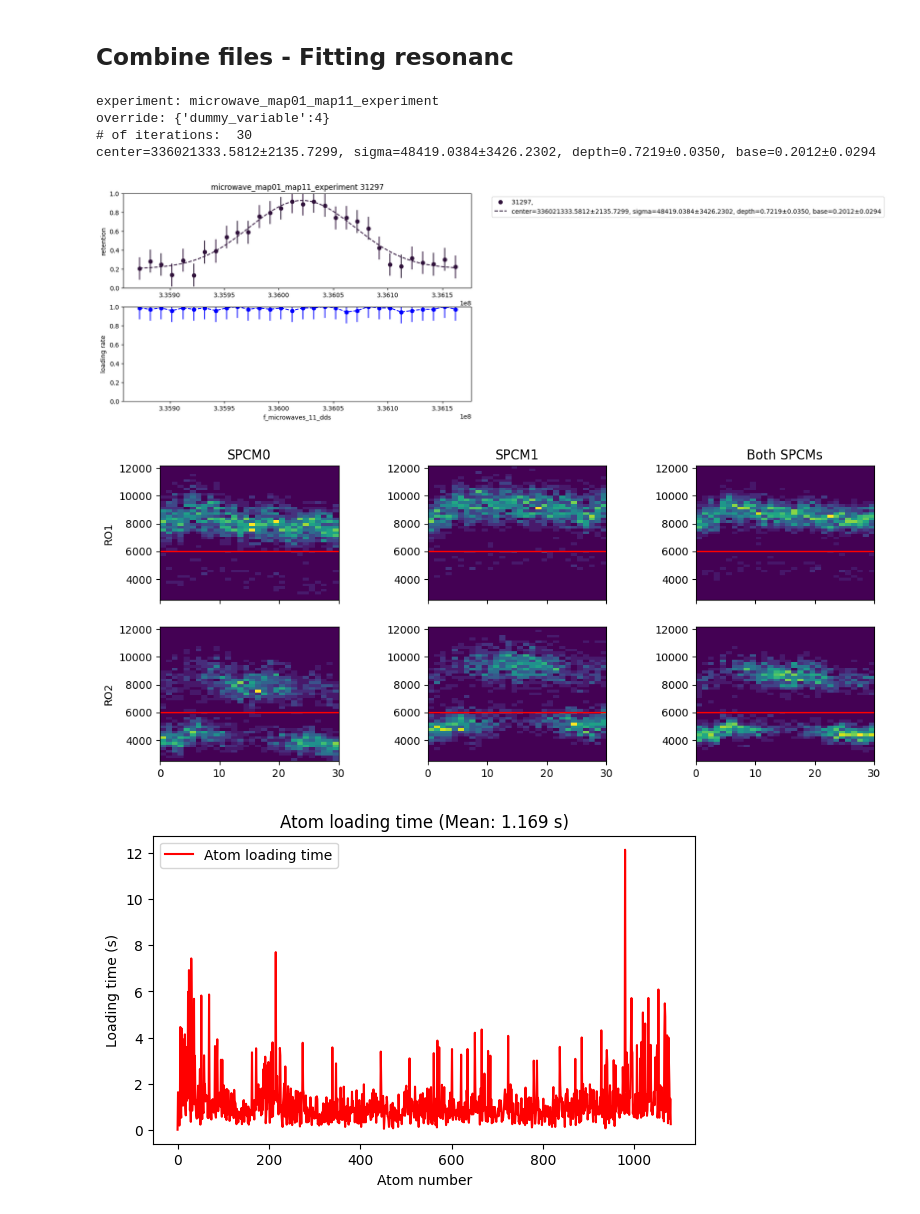
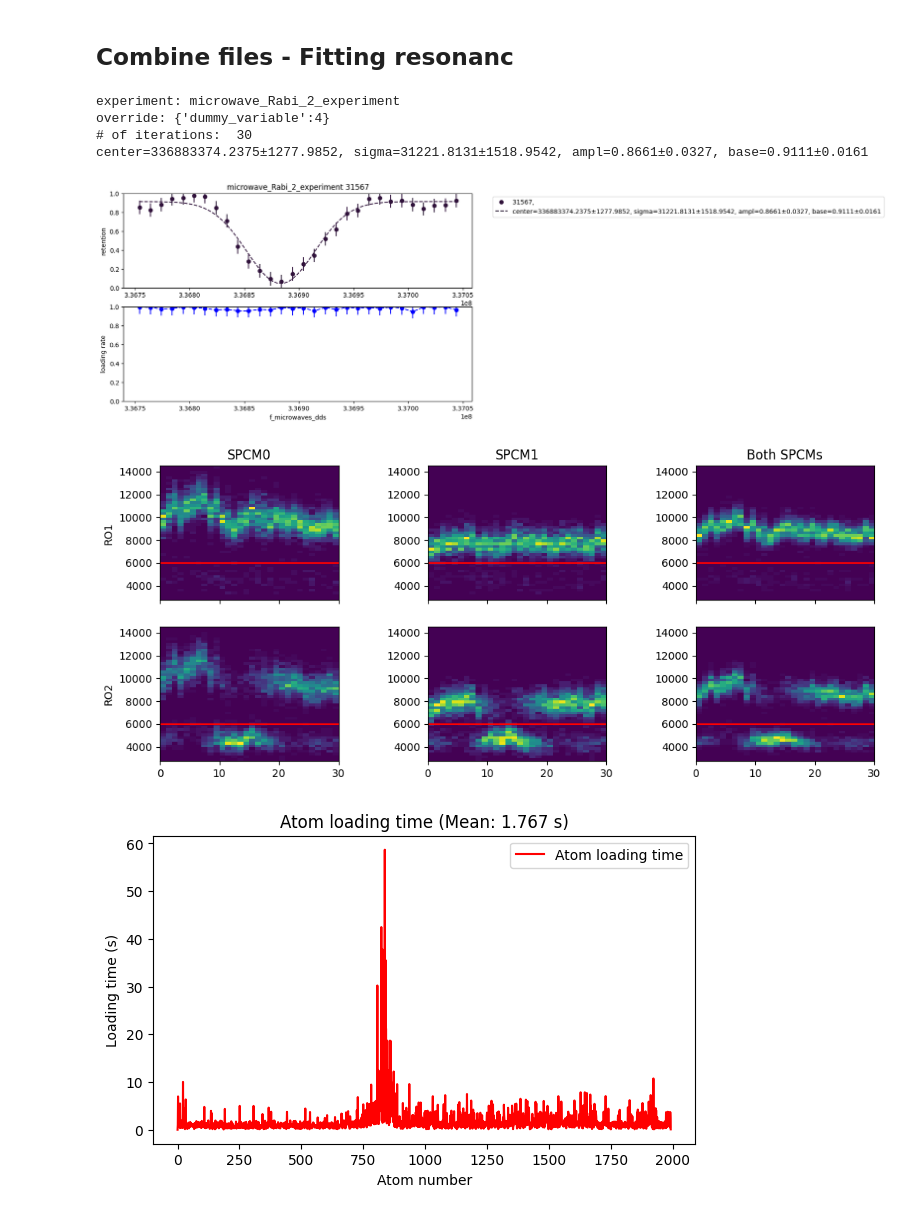
Before and after one commit to QuantumQuadrate/qn_artiq_routines, a Jupyter notebook: Analysis/Microwave analysis/Microwave_analysis_2025.ipynb, the cells around one changed output. Cells and saved outputs as stored; diff of their text form; code cells hidden in the pictures.

```diff
--- a/Analysis/Microwave analysis/Microwave_analysis_2025.ipynb
+++ b/Analysis/Microwave analysis/Microwave_analysis_2025.ipynb
@@ -2,7 +2,7 @@
 # Mapping atom analysis
 Valid for experiments from 2025-04-30 until ...
 # %%
-date_filters = ["2025-10-12"]
+date_filters = ["2025-11-10"]
 
 from matplotlib import pyplot as plt
 import matplotlib as mpl
@@ -79,7 +79,7 @@ With fitting the resonance for microwave scans
 """
 ### the file(s) to analyze:
 file_indices = {
-    14:'',
+    27:'',
     # 26:'',
     # 38:'',
     # 36:'HWP=1.875, QWP=4.5',
@@ -97,7 +97,7 @@ showloading = True
 custom_xlabel = True
 merge_data = False # if True, the datasets will be combined, and if fit=True, the new merged data will be fit. don't try this in 2D
 fit = True
-is_it_a_peak = True ### use True if the resonance we are trying to fit shows as a peak. False for a dip resonance.
+is_it_a_peak = False ### use True if the resonance we are trying to fit shows as a peak. False for a dip resonance.
 
 showhist_counts = False
 
@@ -232,7 +232,7 @@ for idx,f_item in enumerate(file_indices.items()):
             ### Auto-detect rough center from minimum retention
             fit_dict = {}
 
-            ### initial guesses for center/sigma/depth/base
+            ### initial guesses for center/sigma/ampl/base
             x = scan_sequence1
             y = retention
 
@@ -243,34 +243,34 @@ for idx,f_item in enumerate(file_indices.items()):
             ### Width guess ~ 1/10 of scan span (tweak if needed)
             sigma0 = max( (x.max() - x.min())/10.0, 1e-12 )
 
-            ### Peak/dip center and depth guesses
+            ### Peak/dip center and ampl guesses
             center0_peak = float(x[np.argmax(y)])
             center0_dip  = float(x[np.argmin(y)])
-            depth0_peak  = max(float(y.max() - base0), 1e-6)
-            depth0_dip   = max(float(base0 - y.min()), 1e-6)
+            ampl0_peak  = max(float(y.max() - base0), 1e-6)
+            ampl0_dip   = max(float(base0 - y.min()), 1e-6)
 
             ### the fit model. using gaussian for now
             if is_it_a_peak:
                 fit_dict = {
                     scan_variable1_name: {
-                        # peak: base + depth * exp(...)
-                        'model': lambda x, center, sigma, depth, base: base + depth * np.exp(-((x - center)**2)/(2*sigma**2)),
-                        'p0':    [center0_peak, sigma0, depth0_peak, base0],
-                        # bounds: center in scan range, sigma>0, depth>=0, base in [0,1] for retention
+                        # peak: base + ampl * exp(...)
+                        'model': lambda x, center, sigma, ampl, base: base + ampl * np.exp(-((x - center)**2)/(2*sigma**2)),
+                        'p0':    [center0_peak, sigma0, ampl0_peak, base0],
+                        # bounds: center in scan range, sigma>0, ampl>=0, base in [0,1] for retention
                         'bounds': ([x.min(), 0.0, 0.0, 0.0],
                                    [x.max(), np.inf, 1.5, 1.0]),
-                        'params': ['center', 'sigma', 'depth', 'base']
+                        'params': ['center', 'sigma', 'ampl', 'base']
                     }
                 }
             else:
                 fit_dict = {
                     scan_variable1_name: {
-                        # dip: base - depth * exp(...)
-                        'model': lambda x, center, sigma, depth, base: base - depth * np.exp(-((x - center)**2)/(2*sigma**2)),
-                        'p0':    [center0_dip, sigma0, depth0_dip, base0],
+                        # dip: base - ampl * exp(...)
+                        'model': lambda x, center, sigma, ampl, base: base - ampl * np.exp(-((x - center)**2)/(2*sigma**2)),
+                        'p0':    [center0_dip, sigma0, ampl0_dip, base0],
                         'bounds': ([x.min(), 0.0, 0.0, 0.0],
                                    [x.max(), np.inf, 1.5, 1.0]),
-                        'params': ['center', 'sigma', 'depth', 'base']
+                        'params': ['center', 'sigma', 'ampl', 'base']
                     }
                 }
 
@@ -378,35 +378,35 @@ if showhist:
     ax6.set_aspect('auto')
 
     plt.subplots_adjust(hspace=0.2, wspace=0.5)
 plt.show()
 
 
 
 #### Plot the combined Atom_loading_time values
 ## We can slice the array to separate iterations later, if we want.
 combined_atom_loading_times = list(itertools.chain(*all_atom_loading_times))
 mean_loading_time = np.mean(combined_atom_loading_times)
 plt.figure(figsize=(7, 4))
 plt.plot(combined_atom_loading_times, 'r-', label='Atom loading time')
 plt.xlabel("Atom number")
 plt.ylabel("Loading time (s)")
 plt.title(f"Atom loading time (Mean: {mean_loading_time:.3f} s)")
 # plt.title(f"Combined Atom Loading Time for All Files")
 plt.legend(loc='best')
 plt.show()
 
 # Plot the histogram of combined Atom_loading_time
 plt.figure(figsize=(7, 4))
 plt.hist(combined_atom_loading_times, bins=50, edgecolor='black', alpha=0.7)
 plt.xlabel("Atom Loading Time (s)")
 plt.ylabel("Frequency")
 plt.title(f"Histogram of Combined Atom Loading Time")
 plt.show()
 # %% [output]
-experiment: microwave_map01_map11_experiment
+experiment: microwave_Rabi_2_experiment
 override: {'dummy_variable':4}
 # of iterations:  30
-center=336021333.5812±2135.7299, sigma=48419.0384±3426.2302, depth=0.7219±0.0350, base=0.2012±0.0294
+center=336883374.2375±1277.9852, sigma=31221.8131±1518.9542, ampl=0.8661±0.0327, base=0.9111±0.0161
-[figure, old version]
+[figure, new version]
-[figure, old version]
+[figure, new version]
-[figure, old version]
+[figure, new version]
```
Also changed, not shown: parts of 19 cells of this notebook, 8 other files.
